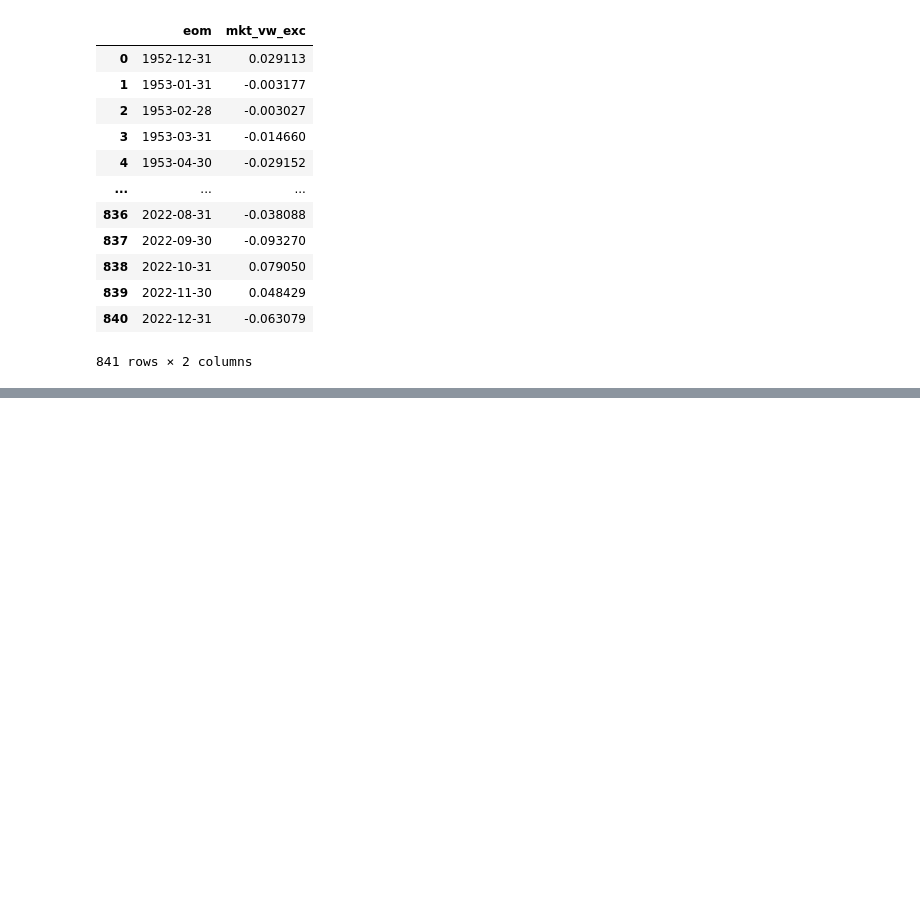
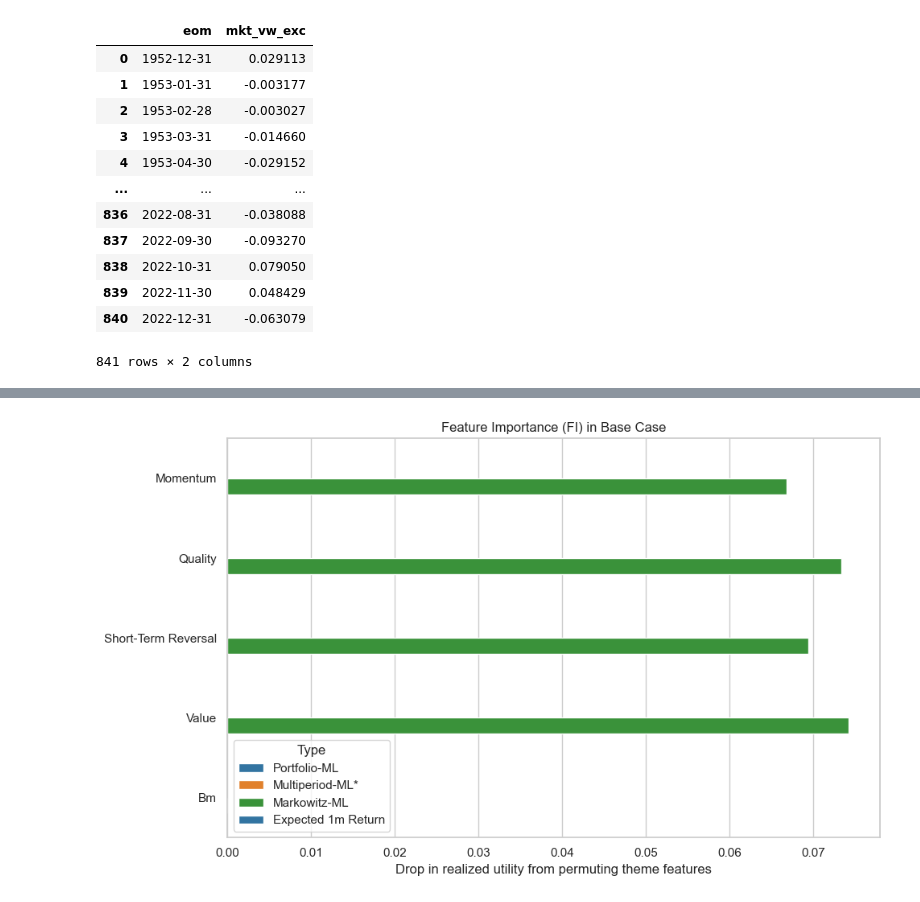
Before and after one commit to Hedegaard9/Master, a Jupyter notebook: Implementable efficient frontier.ipynb, the cells around one changed output, grey strips where cells are left out. Saved outputs shown, nothing was run; the diff lists cells and outputs as text; code cells hidden in the pictures; blank space fills up the shorter version.

```diff
--- a/Implementable efficient frontier.ipynb
+++ b/Implementable efficient frontier.ipynb
@@ -321,0 +1138,5 @@ with open("./data_fifty/static.pkl", "rb") as f:
+# %%
+tpf_cf_base = pd.read_csv(os.path.join(output_path, "tpf_cf_base.csv"))
+pfml_cf_base = pd.read_csv(os.path.join(output_path, "pfml_cf_base.csv"))
+ret_cf = pd.read_csv(os.path.join(output_path, "ret_cf.csv"))
+pfml_cf_ief = pd.read_csv(os.path.join(output_path, "pfml_cf_ief.csv"))
@@ -321,0 +1180,74 @@ with open("./data_fifty/static.pkl", "rb") as f:
+# %%
+# Hvis kolonnen med afkast hedder noget andet (fx 'return'), så ret nedenstående:
+returns_col = 'r'  # Ændr evt. til det rigtige kolonnenavn
+tc_col = 'tc'      # Ændr evt. til det rigtige kolonnenavn
+colours_theme = ["#1f77b4", "#ff7f0e", "#2ca02c"]
+palette=[colours_theme[0], colours_theme[1], colours_theme[2]]
+
+# Hvis kolonnen med afkast hedder noget andet (fx 'return'), så ret nedenstående:
+returns_col = 'r'  # Ændr evt. til det rigtige kolonnenavn
+tc_col = 'tc'      # Ændr evt. til det rigtige kolonnenavn
+colours_theme = ["#1f77b4", "#ff7f0e", "#2ca02c"]
+
+# Beregn FI for pfml_cf_base:
+def compute_cf_obj(df, gamma_rel):
+    # Tjek om de nødvendige kolonner findes:
+    if returns_col not in df.columns or tc_col not in df.columns:
+        raise KeyError(f"DataFrame mangler kolonnen '{returns_col}' eller '{tc_col}'.")
+    mean_r = df[returns_col].mean()
+    var_r = df[returns_col].var()
+    mean_tc = df[tc_col].mean()
+    return (mean_r - 0.5 * var_r * gamma_rel - mean_tc) * 12
+
+pfml_cf_ss = (
+    pfml_cf_base
+    .groupby(['type', 'cluster'], group_keys=False)
+    .apply(lambda g: pd.Series({'cf_obj': compute_cf_obj(g, pf_set['gamma_rel'])}))
+    .reset_index()
+)
+
+baseline_pfml = pfml_cf_ss[pfml_cf_ss['cluster'] == "bm"].set_index('type')['cf_obj'].to_dict()
+pfml_cf_ss['fi'] = pfml_cf_ss.apply(lambda row: baseline_pfml.get(row['type'], np.nan) - row['cf_obj'], axis=1)
+pfml_cf_ss = pfml_cf_ss[['type', 'cluster', 'fi']]
+
+# Beregn FI for tpf_cf_base med samme fremgangsmåde
+tpf_cf_ss = (
+    tpf_cf_base
+    .groupby(['type', 'cluster'], group_keys=False)
+    .apply(lambda g: pd.Series({'cf_obj': compute_cf_obj(g, pf_set['gamma_rel'])}))
+    .reset_index()
+)
+
+baseline_tpf = tpf_cf_ss[tpf_cf_ss['cluster'] == "bm"].set_index('type')['cf_obj'].to_dict()
+tpf_cf_ss['fi'] = tpf_cf_ss.apply(lambda row: baseline_tpf.get(row['type'], np.nan) - row['cf_obj'], axis=1)
+tpf_cf_ss = tpf_cf_ss[['type', 'cluster', 'fi']]
+
+# Saml de to sæt – her kombinerer vi dem til ét DataFrame:
+fi_df = pd.concat([pfml_cf_ss, tpf_cf_ss], ignore_index=True)
+
+# Tilføj wealth-kolonne: for pfml_cf_ss sættes wealth til 1e10, for tpf_cf_ss sættes wealth til 0
+fi_df['wealth'] = np.where(fi_df['type'] == "Portfolio-ML", 1e10, 0)
+
+# Opdater cluster-navne: erstat "_" med " ", "short term" med "short-term", og konverter til Title Case
+fi_df['cluster'] = fi_df['cluster'].str.replace("_", " ", regex=False)
+fi_df['cluster'] = fi_df['cluster'].str.replace("short term", "short-term", case=False, regex=False)
+fi_df['cluster'] = fi_df['cluster'].str.title()
+
+# Sæt type-ordningen (brug fx de samme niveauer som i R)
+type_order = ["Portfolio-ML", "Multiperiod-ML*", "Markowitz-ML", "Expected 1m Return"]
+fi_df['type'] = pd.Categorical(fi_df['type'], categories=type_order, ordered=True)
+
+# Filtrer for de hovedtyper, vi vil medtage (udeluk "Expected 1m Return")
+fi_df = fi_df[fi_df['type'] != "Expected 1m Return"]
+
+# Plot – eksempel med seaborn
+plt.figure(figsize=(10, 6))
+sns.barplot(data=fi_df, x='fi', y='cluster', hue='type', dodge=True,
+            palette=[colours_theme[0], colours_theme[1], colours_theme[2]])
+plt.xlabel("Drop in realized utility from permuting theme features")
+plt.ylabel("")
+plt.title("Feature Importance (FI) in Base Case")
+plt.legend(title="Type")
+plt.tight_layout()
+plt.show()
+# %% [output]
@@ -321,0 +1255 @@ with open("./data_fifty/static.pkl", "rb") as f:
+[figure, added]
```
Also changed, not shown: parts of 61 cells of this notebook, 4 other files.
